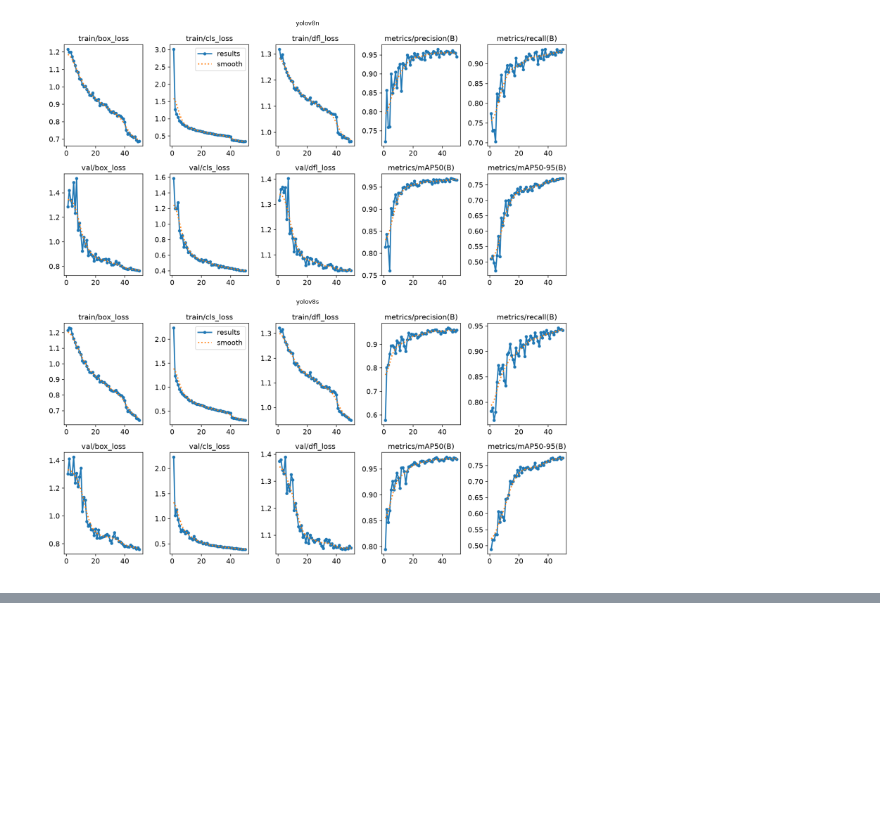
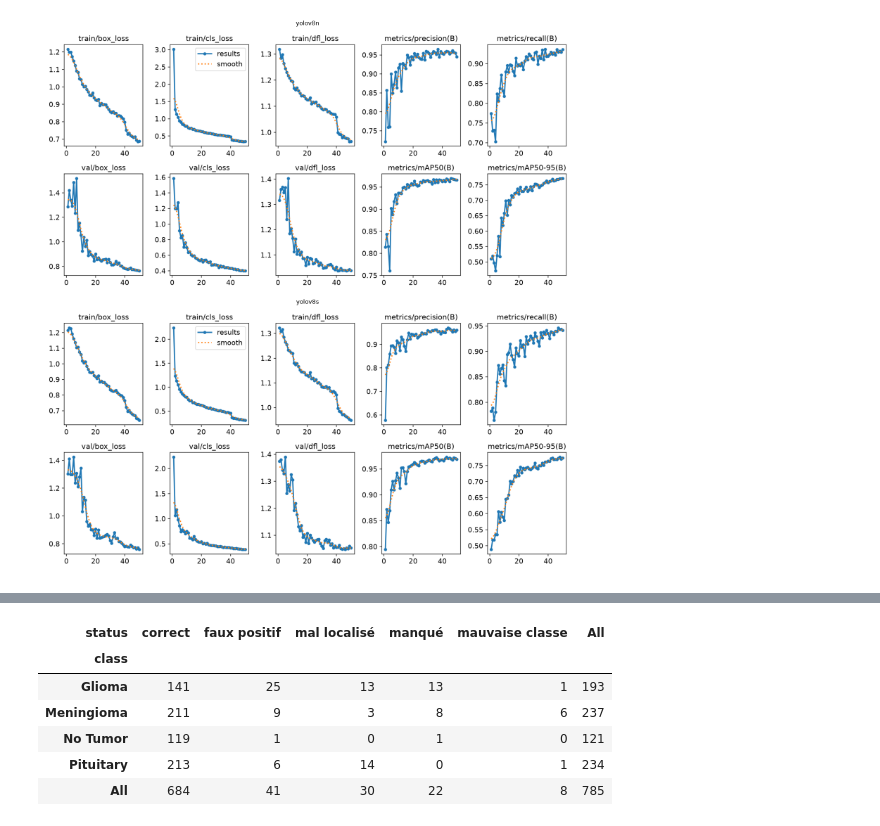
Before and after one commit to jerymy-k/DiagnosticMultimodal, a Jupyter notebook: notebooks/detection.ipynb, the cells around one changed output, grey strips where cells are left out. Drawn from its saved outputs; the diff is of its cells as text; code cells hidden in the pictures; blank space fills up the shorter version.

```diff
--- a/notebooks/detection.ipynb
+++ b/notebooks/detection.ipynb
@@ -272,0 +337,58 @@ plt.show()
+# %%
+import torch
+from ultralytics.utils.metrics import box_iou
+from ultralytics.utils.ops import xywh2xyxy
+
+IOU_THRESHOLD = 0.5
+TEST_IMAGES_DIR = YOLO_DIR / "images" / "test"
+image_class = {image_path.name: image_path.parent.parent.name for image_path, _ in clean_pairs}
+
+
+def test_label_path(image_path):
+    return YOLO_DIR / "labels" / "test" / f"{image_path.stem}.txt"
+
+
+def load_ground_truth(image_path, height, width):
+    labels = torch.tensor(read_yolo_labels(test_label_path(image_path)))
+    return labels[:, 0].long(), xywh2xyxy(labels[:, 1:] * torch.tensor([width, height, width, height]))
+
+
+def image_status(gt_cls, gt_xyxy, pred_cls, pred_xyxy):
+    if len(pred_cls) == 0:
+        return "manqué"
+    iou = box_iou(gt_xyxy, pred_xyxy)
+    located = iou >= IOU_THRESHOLD
+    same_class = gt_cls[:, None] == pred_cls[None, :]
+    if not (iou > 0).any(dim=1).all():
+        return "manqué"
+    if not located.any(dim=1).all():
+        return "mal localisé"
+    if not (located & same_class).any(dim=1).all():
+        return "mauvaise classe"
+    if not located.any(dim=0).all():
+        return "faux positif"
+    return "correct"
+
+
+records = []
+for result in best_model.predict(str(TEST_IMAGES_DIR), imgsz=det_config["imgsz"], batch=det_config["batch"], stream=True, verbose=False):
+    image_path = Path(result.path)
+    gt_cls, gt_xyxy = load_ground_truth(image_path, *result.orig_shape)
+    pred_cls, pred_xyxy = result.boxes.cls.cpu().long(), result.boxes.xyxy.cpu()
+    records.append({
+        "image": image_path,
+        "class": image_class[image_path.name],
+        "status": image_status(gt_cls, gt_xyxy, pred_cls, pred_xyxy),
+        "predictions": list(zip(pred_cls.tolist(), result.boxes.conf.cpu().tolist(), pred_xyxy.tolist())),
+    })
+
+predictions_df = pd.DataFrame(records)
+pd.crosstab(predictions_df["class"], predictions_df["status"], margins=True)
+# %% [output]
+| status | correct | faux positif | mal localisé | manqué | mauvaise classe | All |
+| class |  |  |  |  |  |  |
+| Glioma | 141 | 25 | 13 | 13 | 1 | 193 |
+| Meningioma | 211 | 9 | 3 | 8 | 6 | 237 |
+| No Tumor | 119 | 1 | 0 | 1 | 0 | 121 |
+| Pituitary | 213 | 6 | 14 | 0 | 1 | 234 |
+| All | 684 | 41 | 30 | 22 | 8 | 785 |
```
Also changed, not shown: parts of 5 cells of this notebook.
